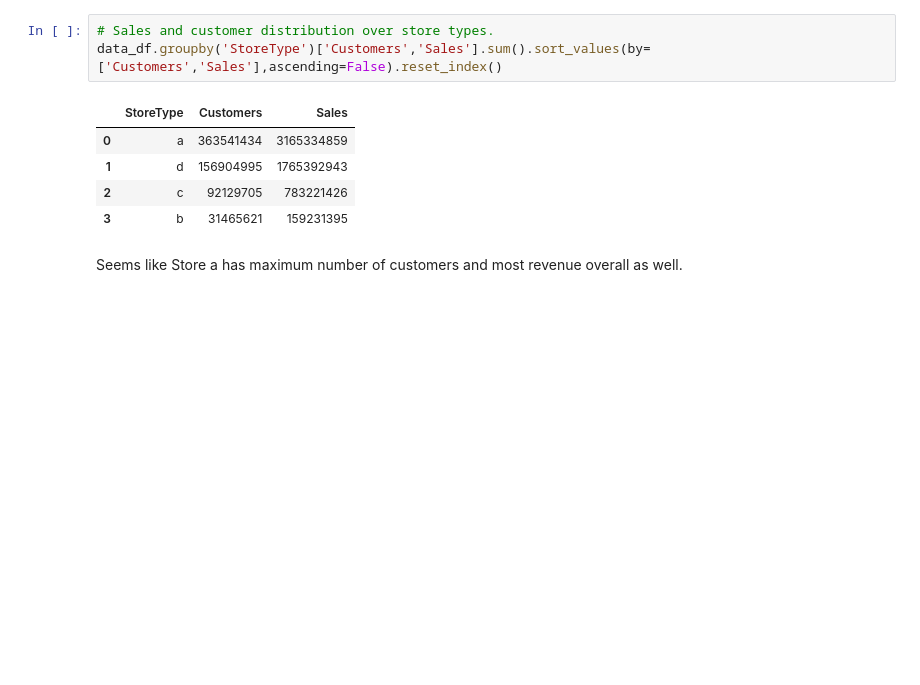
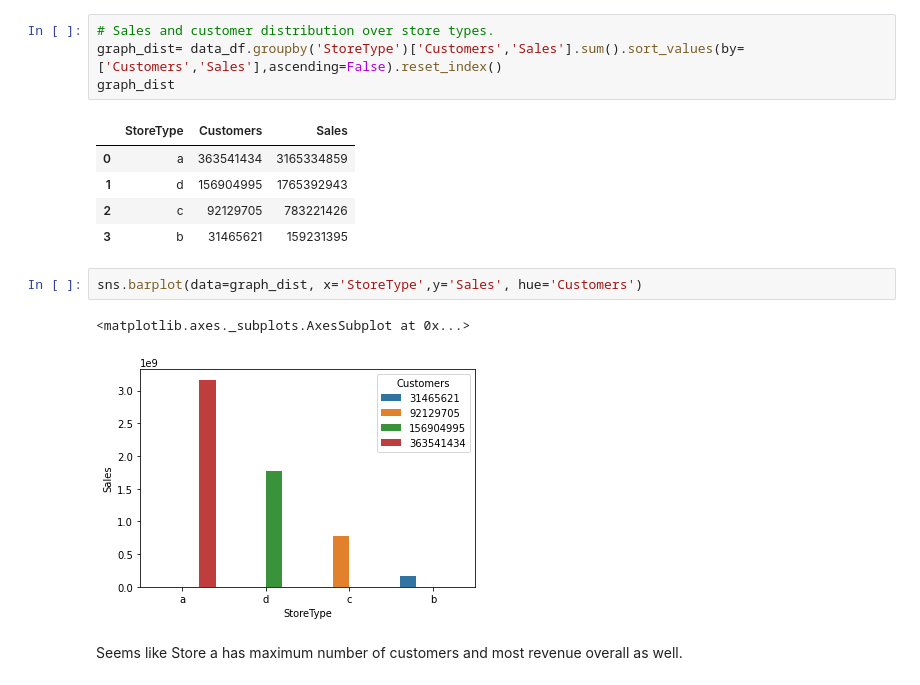
Before and after one commit to santoshmahanti/Rossmann-Sales-Prediction, a Jupyter notebook: Rossmann_Sales_Prediction_Capstone_Project.ipynb, the cells around one changed output. Cells and saved outputs as stored; diff of their text form; blank space fills up the shorter version.

```diff
--- a/Rossmann_Sales_Prediction_Capstone_Project.ipynb
+++ b/Rossmann_Sales_Prediction_Capstone_Project.ipynb
@@ -555,13 +555,19 @@ data_df.groupby('StoreType')['Customers'].sum().sort_values(ascending=False).res
 | 3 | b | 31465621 |
 # %%
 # Sales and customer distribution over store types.
-data_df.groupby('StoreType')['Customers','Sales'].sum().sort_values(by=['Customers','Sales'],ascending=False).reset_index()
+graph_dist= data_df.groupby('StoreType')['Customers','Sales'].sum().sort_values(by=['Customers','Sales'],ascending=False).reset_index()
+graph_dist
 # %% [output]
 |  | StoreType | Customers | Sales |
 | 0 | a | 363541434 | 3165334859 |
 | 1 | d | 156904995 | 1765392943 |
 | 2 | c | 92129705 | 783221426 |
 | 3 | b | 31465621 | 159231395 |
+# %%
+sns.barplot(data=graph_dist, x='StoreType',y='Sales', hue='Customers')
+# %% [output]
+<matplotlib.axes._subplots.AxesSubplot at 0x...>
+[figure, added]
 # %% [markdown]
 Seems like Store a has maximum number of customers and most revenue overall as well.
 # %%
```
Also changed, not shown: parts of 39 cells of this notebook.
